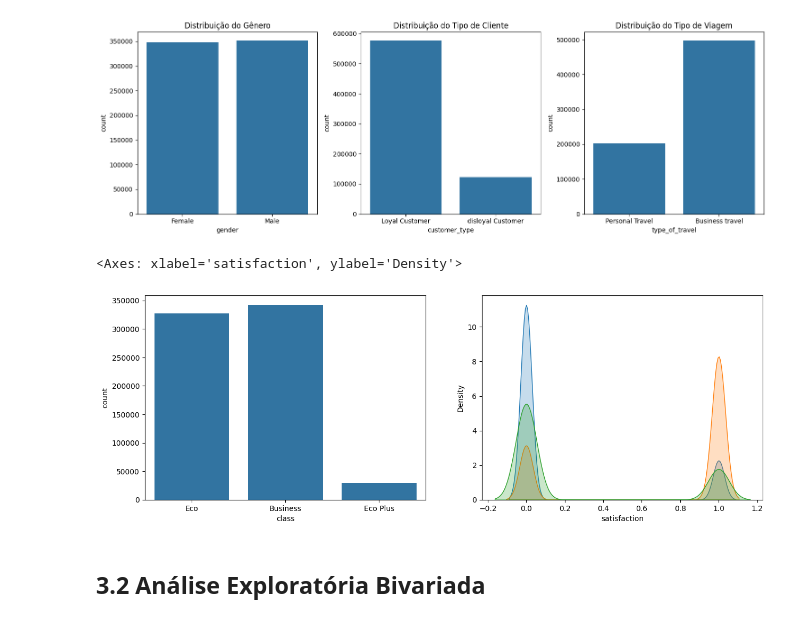
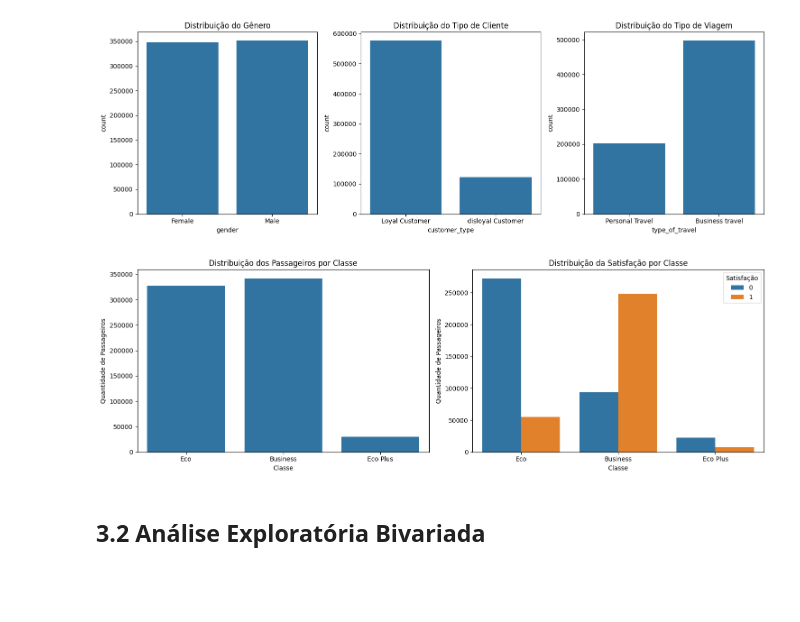
Before and after one commit to Data-Projects1/airline_satisfaction, a Jupyter notebook: notebooks/02.analise_satisf-validacao_hipoteses.ipynb, the cells around one changed output. Drawn from its saved outputs; the diff is of its cells as text; code cells hidden in the pictures; blank space fills up the shorter version.

Commit message:
Atualização gráficos de classe

```diff
--- a/notebooks/02.analise_satisf-validacao_hipoteses.ipynb
+++ b/notebooks/02.analise_satisf-validacao_hipoteses.ipynb
@@ -579,17 +579,32 @@ plt.show()
 # %% [output]
 [figure]
 # %%
+# Gráfico de Classe
+
 plt.figure(figsize=(15,5))
 plt.subplot( 1, 2 ,1)
-sns.countplot(df2['class'].reset_index() ,x='class')
+
+sns.countplot(data=df2, x='class')
+plt.title('Distribuição dos Passageiros por Classe')
+plt.xlabel('Classe')
+plt.ylabel('Quantidade de Passageiros')
 
 plt.subplot( 1, 2 ,2)
-sns.kdeplot( df2[df2['class'] == 'Eco']['satisfaction'], label='Eco', fill=True )
-sns.kdeplot( df2[df2['class'] == 'Business']['satisfaction'], label='Business', fill=True )
-sns.kdeplot( df2[df2['class'] == 'Eco Plus']['satisfaction'], label='Eco Plus', fill=True )
+sns.countplot(
+    data=df2,
+    x='class',
+    hue='satisfaction'
+)
+
+plt.title('Distribuição da Satisfação por Classe')
+plt.xlabel('Classe')
+plt.ylabel('Quantidade de Passageiros')
+
+plt.legend(title='Satisfação')
+plt.tight_layout()
+plt.show()
 # %% [output]
-<Axes: xlabel='satisfaction', ylabel='Density'>
-[figure, old version]
+[figure, new version]
 # %% [markdown]
 ## 3.2 Análise Exploratória Bivariada
 # %% [markdown]
```
